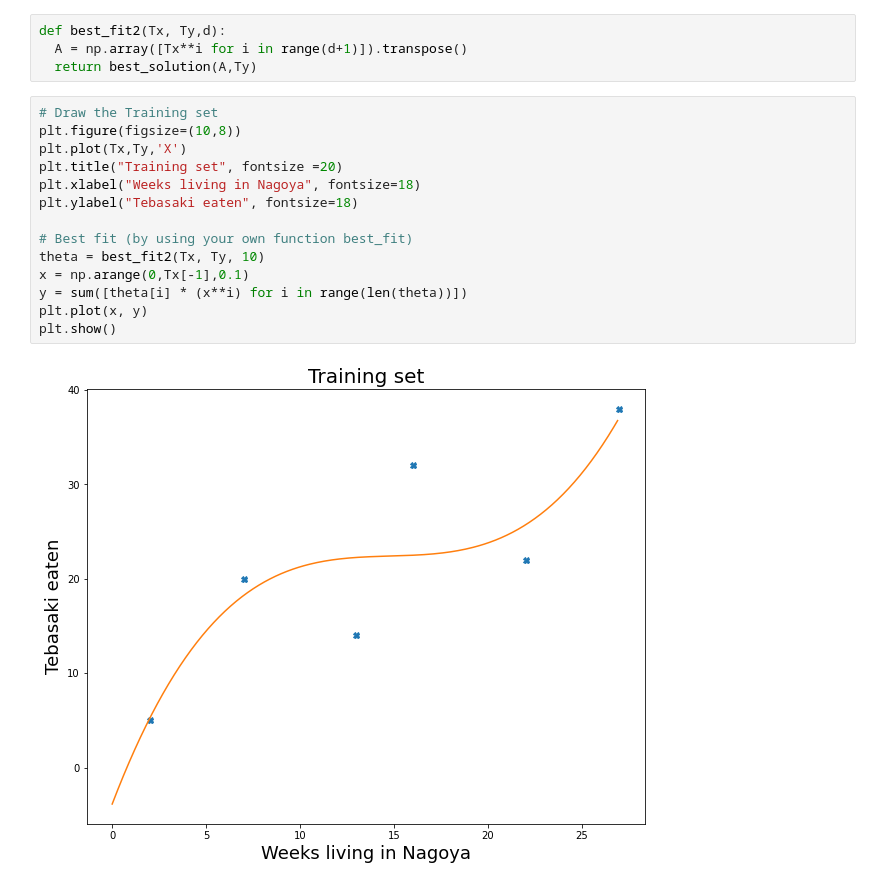
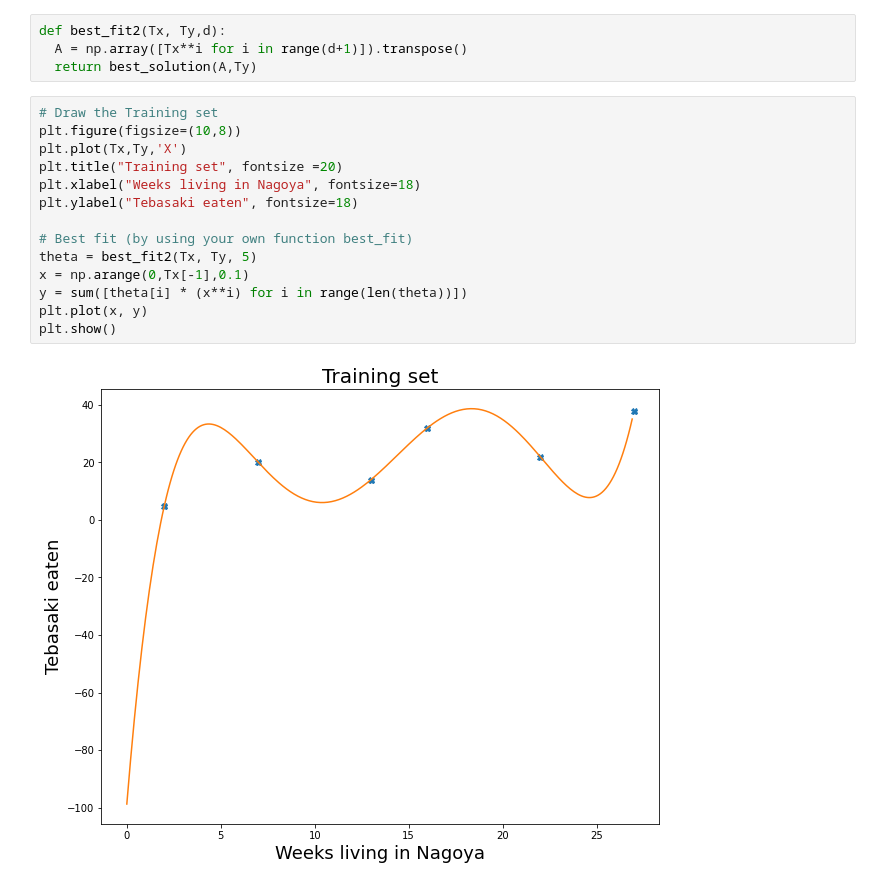
Before and after one commit to NUG30/homework-1-UminoNomado, a Jupyter notebook: Assignment1.ipynb, the cells around one changed output. Cells and saved outputs as stored; diff of their text form.

```diff
--- a/Assignment1.ipynb
+++ b/Assignment1.ipynb
@@ -240,16 +239,16 @@ def best_fit2(Tx, Ty,d):
 # %%
 # Draw the Training set
 plt.figure(figsize=(10,8))
 plt.plot(Tx,Ty,'X')
 plt.title("Training set", fontsize =20)
 plt.xlabel("Weeks living in Nagoya", fontsize=18)
 plt.ylabel("Tebasaki eaten", fontsize=18)
 
 # Best fit (by using your own function best_fit)
-theta = best_fit2(Tx, Ty, 10)
+theta = best_fit2(Tx, Ty, 5)
 x = np.arange(0,Tx[-1],0.1)
 y = sum([theta[i] * (x**i) for i in range(len(theta))])
 plt.plot(x, y)
 plt.show()
 # %% [output]
-[figure, old version]
+[figure, new version]
```
Also changed, not shown: parts of 1 cell of this notebook.
